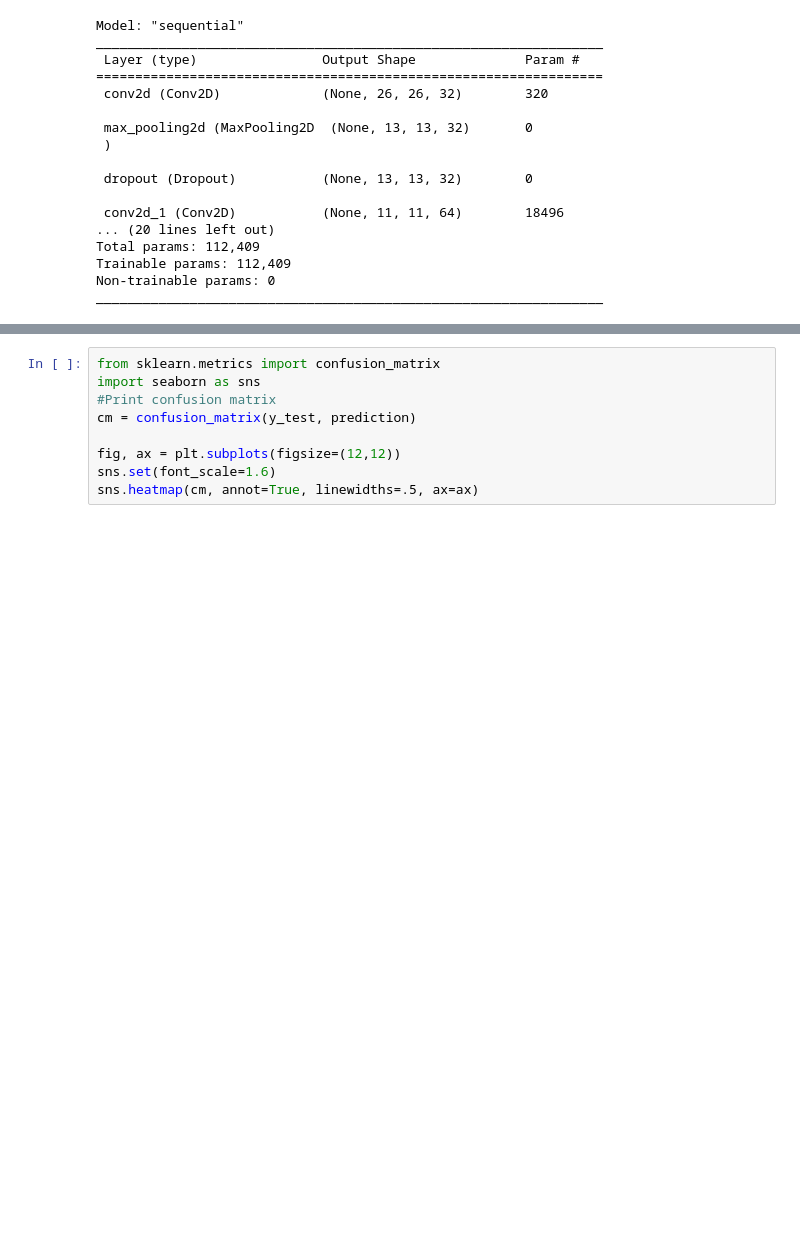
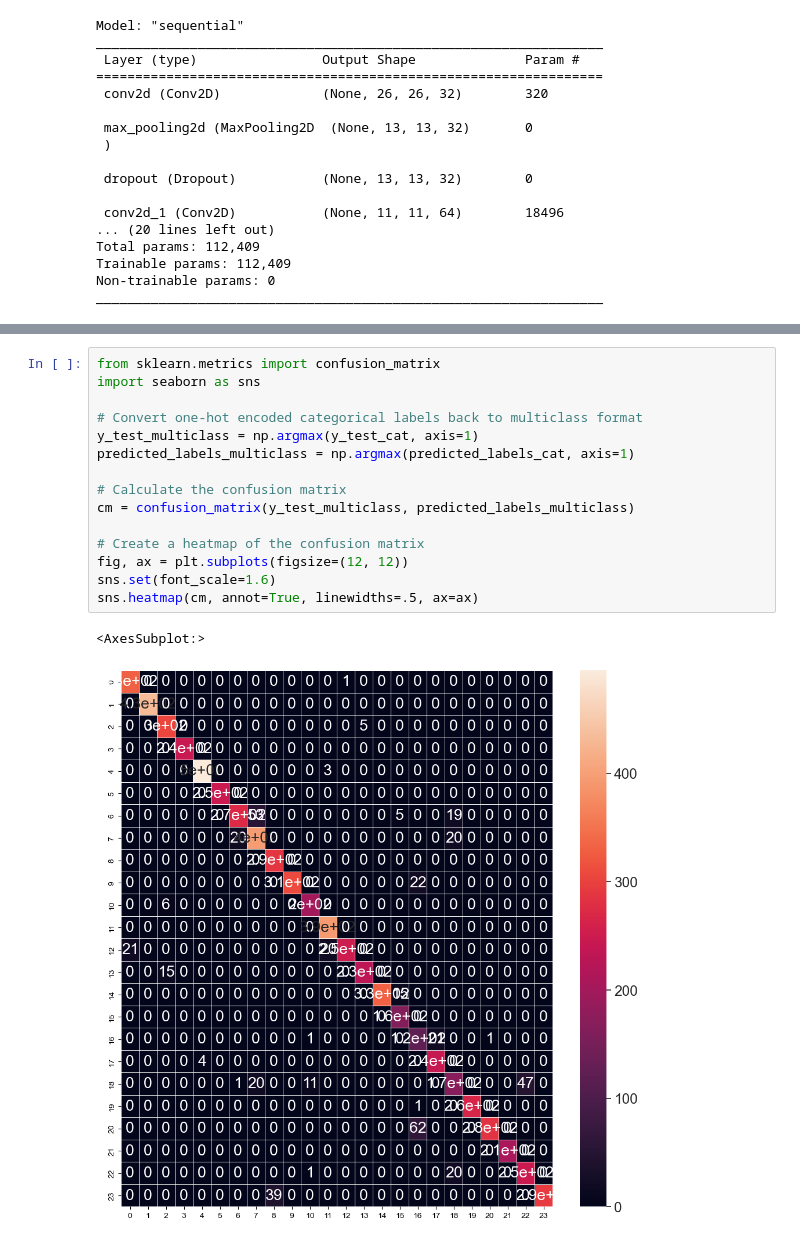
Before and after one commit to souhacks/Sign-Recognition-, a Jupyter notebook: minst sign recognition.ipynb, the cells around one changed output, grey strips where cells are left out. Cells and saved outputs as stored; diff of their text form; blank space fills up the shorter version.

```diff
--- a/minst sign recognition.ipynb
+++ b/minst sign recognition.ipynb
@@ -221,10 +227,19 @@ ValueError: Classification metrics can't handle a mix of multiclass and continuo
 # %%
 from sklearn.metrics import confusion_matrix
 import seaborn as sns
-#Print confusion matrix
-cm = confusion_matrix(y_test, prediction)
 
-fig, ax = plt.subplots(figsize=(12,12))
+# Convert one-hot encoded categorical labels back to multiclass format
+y_test_multiclass = np.argmax(y_test_cat, axis=1)
+predicted_labels_multiclass = np.argmax(predicted_labels_cat, axis=1)
+
+# Calculate the confusion matrix
+cm = confusion_matrix(y_test_multiclass, predicted_labels_multiclass)
+
+# Create a heatmap of the confusion matrix
+fig, ax = plt.subplots(figsize=(12, 12))
 sns.set(font_scale=1.6)
 sns.heatmap(cm, annot=True, linewidths=.5, ax=ax)
+# %% [output]
+<AxesSubplot:>
+[figure, added]
 # %%
```
Also changed, not shown: parts of 8 cells of this notebook.
